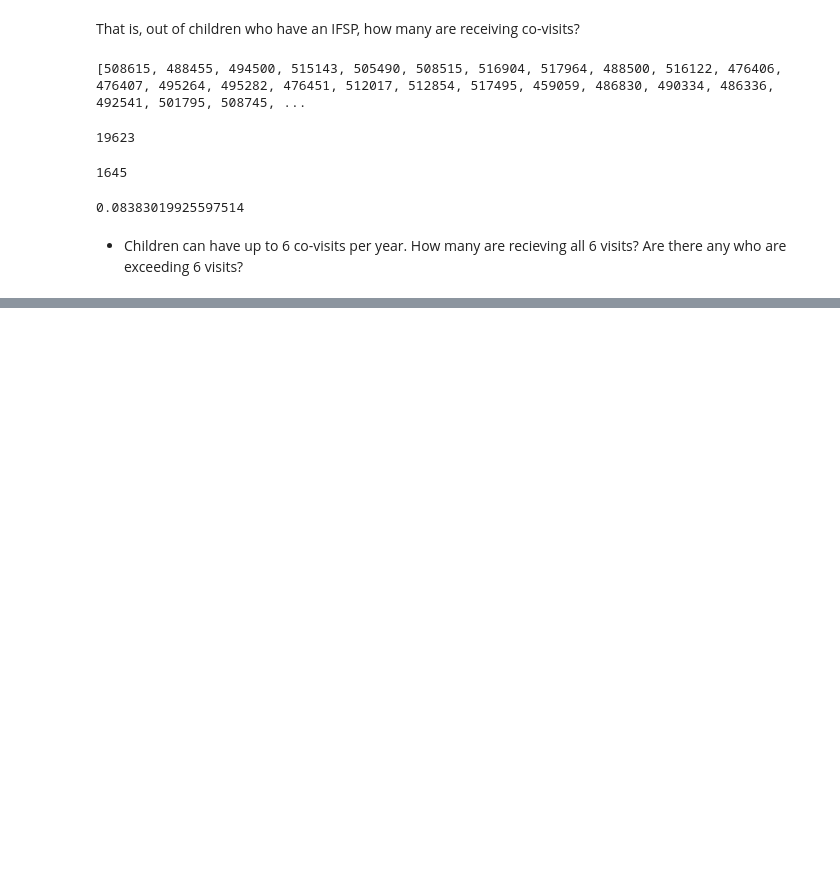
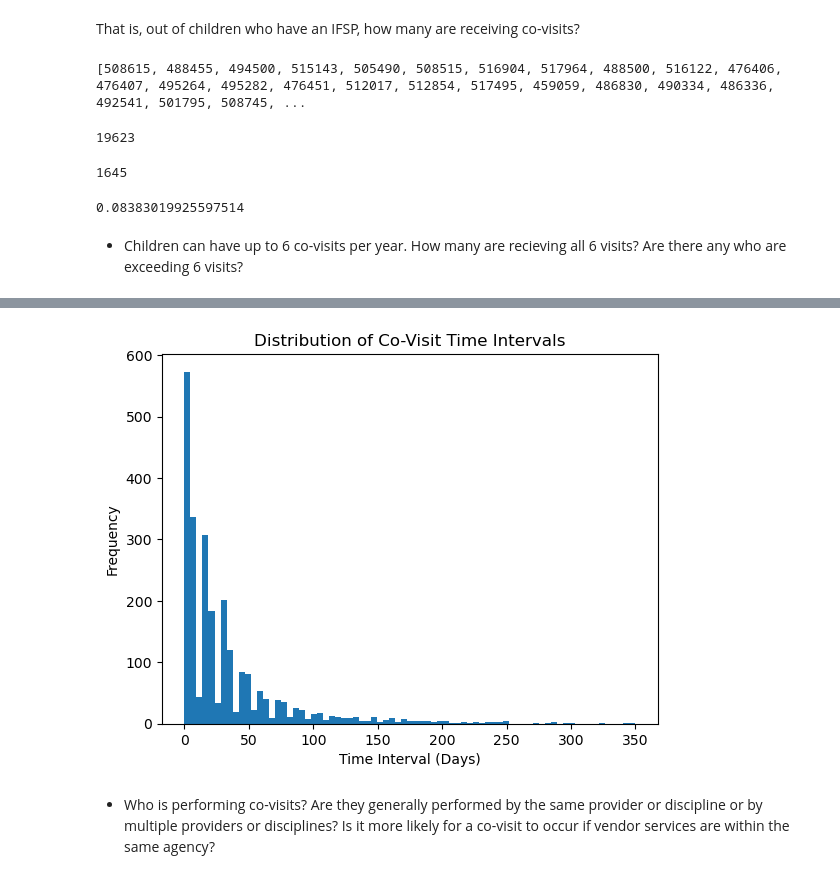
Before and after one commit to NSS-Data-Analytics-Cohort-8/teis_da8_1-sockswithsandals, a Jupyter notebook: teis.ipynb, the cells around one changed output, grey strips where cells are left out. Drawn from its saved outputs; the diff is of its cells as text; code cells hidden in the pictures; blank space fills up the shorter version.

```diff
--- a/teis.ipynb
+++ b/teis.ipynb
@@ -167,0 +173,15 @@ Length: 131, dtype: int64
+# %%
+# Filter the rows where 'IFSP Teaming ID name' is 'Co-Visit'
+co_visit_rows = teaming_df[teaming_df['IFSP Teaming ID name'] == 'Co-Visit']
+
+# Sort the co-visit rows by CHILD_ID and SERVICE_DATE
+co_visit_rows = co_visit_rows.sort_values(['CHILD_ID', 'SERVICE_DATE'])
+
+# Calculate the time difference between consecutive co-visits for each child
+co_visit_rows['VISIT_DIFF'] = co_visit_rows.groupby('CHILD_ID')['SERVICE_DATE'].diff()
+
+# Remove the first co-visit for each child since it doesn't have a previous co-visit
+co_visit_rows = co_visit_rows.dropna(subset=['VISIT_DIFF'])
+
+# Print the resulting dataframe
+print(co_visit_rows[['CHILD_ID', 'SERVICE_DATE', 'VISIT_DIFF']])
@@ -167,0 +210,15 @@ Length: 131, dtype: int64
+# %%
+# Plot the time intervals as a histogram
+plt.hist(co_visit_rows['VISIT_DIFF'].dt.days, bins=75)  # assuming 'TIME_DIFF' is in datetime format
+
+# Set the plot labels and title
+plt.xlabel('Time Interval (Days)')
+plt.ylabel('Frequency')
+plt.title('Distribution of Co-Visit Time Intervals')
+
+# Display the plot
+plt.show()
+# %% [output]
+[figure, added]
+# %% [markdown]
+* Who is performing co-visits? Are they generally performed by the same provider or discipline or by multiple providers or disciplines? Is it more likely for a co-visit to occur if vendor services are within the same agency?
```
Also changed, not shown: parts of 6 cells of this notebook.
